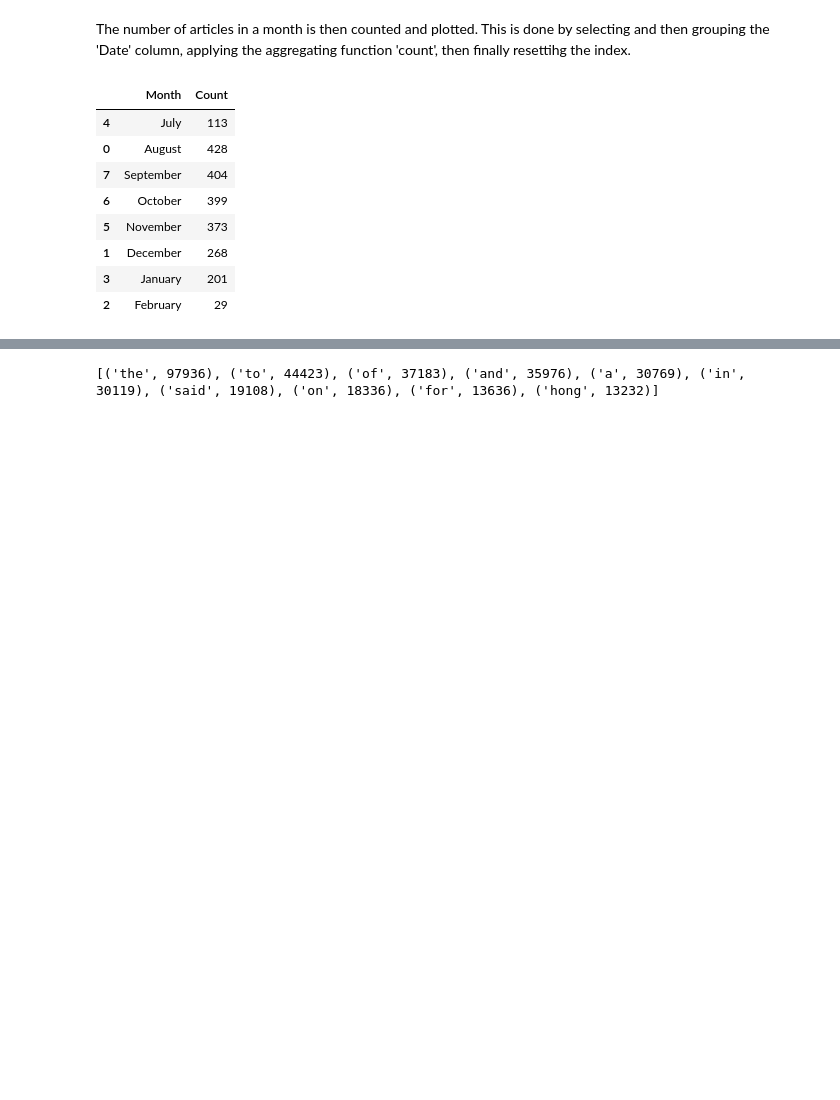
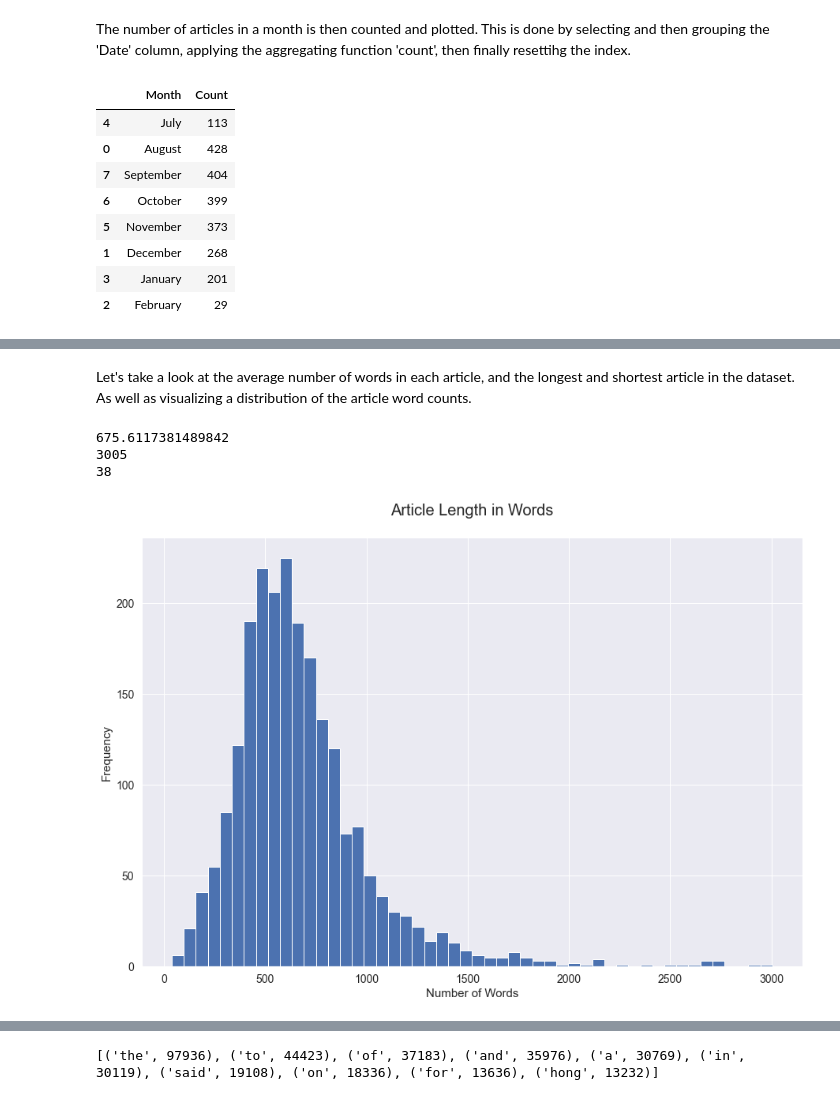
Before and after one commit to nicoleleman/HK_Protest_Analysis, a Jupyter notebook: notebook/HK Protest Analysis Project.ipynb, the cells around one changed output, grey strips where cells are left out. Drawn from its saved outputs; the diff is of its cells as text; code cells hidden in the pictures; blank space fills up the shorter version.

```diff
--- a/notebook/HK Protest Analysis Project.ipynb
+++ b/notebook/HK Protest Analysis Project.ipynb
@@ -160,0 +132,23 @@ Text(0.5, 1.0, 'The number of articles over the 6 months period')
+# %%
+df['clean_paragraphs'] = df.paragraphs.apply(lambda x: x.lower())\
+    .apply(lambda x: x.translate(str.maketrans('','',string.punctuation)))\
+    .apply(lambda x: x.replace('”','').replace('“',''))
+text_dataset = df['clean_paragraphs']
+# %% [markdown]
+Let's take a look at the average number of words in each article, and the longest and shortest article in the dataset. As well as visualizing a distribution of the article word counts.
+# %%
+df['num_wds'] = df['clean_paragraphs'].apply(lambda x: len(x.split()))
+print(df['num_wds'].mean())
+print(df['num_wds'].max())
+print(df['num_wds'].min())
+# %% [output]
+675.6117381489842
+3005
+38
+# %%
+ax=df['num_wds'].plot(kind='hist', bins=50, fontsize=14, figsize=(15,10))
+ax.set_title('Article Length in Words\n', fontsize=20)
+ax.set_ylabel('Frequency', fontsize=15)
+ax.set_xlabel('Number of Words', fontsize=15);
+# %% [output]
+[figure, added]
```
Also changed, not shown: parts of 36 cells of this notebook, 4 other files.
